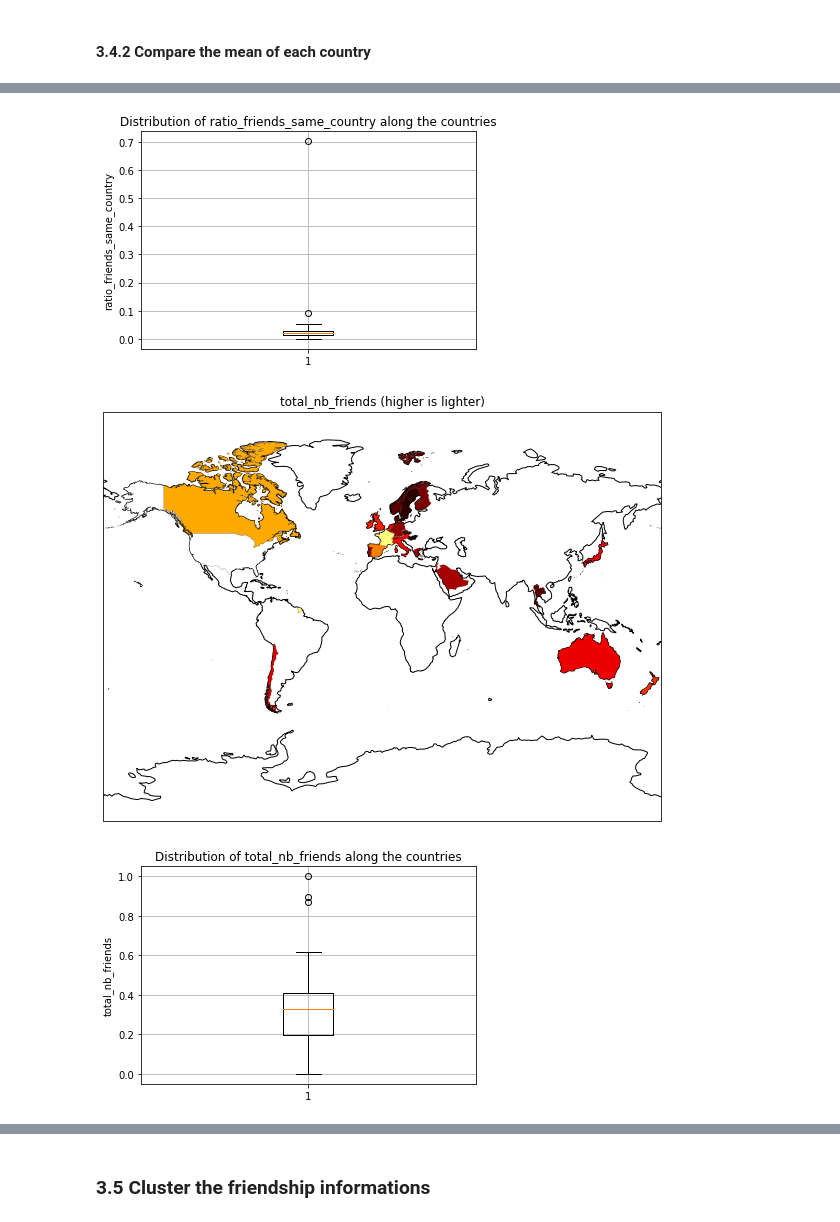
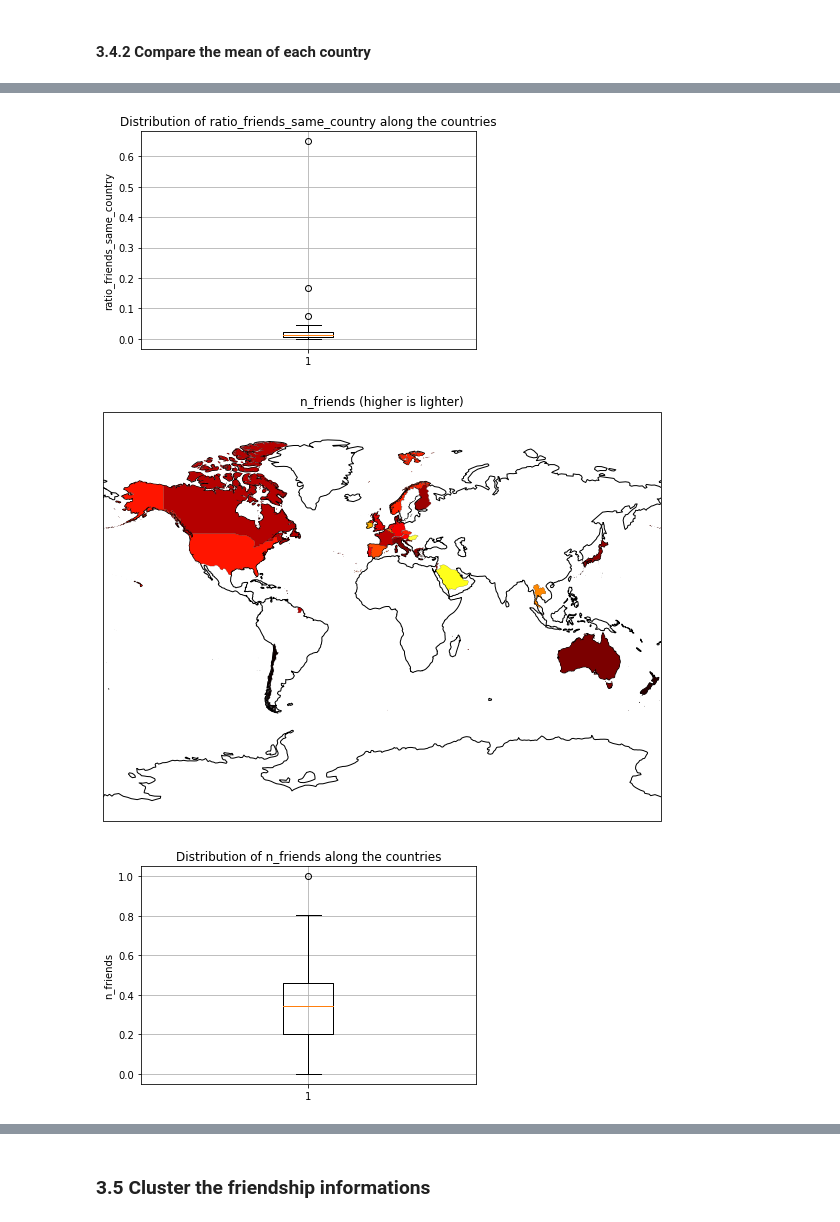
Before and after one commit to asreva/ada-2020-project-milestone-p3-p3_ada-dream-team, a Jupyter notebook: friendship_and_home_position.ipynb, the cells around one changed output, grey strips where cells are left out. Saved outputs shown, nothing was run; the diff lists cells and outputs as text; code cells hidden in the pictures.

```diff
--- a/friendship_and_home_position.ipynb
+++ b/friendship_and_home_position.ipynb
@@ -1002,0 +890,2 @@ display(bk_friends_q_f)
+# %%
+edges_tmp = edges.set_index(["friend1", "friend2"])
@@ -1122,9 +1008,8 @@ Quantitative features
 # %%
-temp = b_friends_all.merge(bright_nat, left_index = True, right_on = "user").dropna()
+temp = users_all
 features = ["ratio_friends_near","ratio_friends_same_country", "n_friends"]
 
 fig, axs = plt.subplots(1, 3, figsize =(20,15))
-
 
 for i, feature in enumerate(features):
     data = []
@@ -1176,18 +1051,0 @@ For the qualitative features,there a lot of nearly 0 value.
-# %%
-temp = b_friends_all.merge(bright_nat, left_index = True, right_on = "user").dropna()
-features = ["best_friend_meetings","average_meetings","met_friends"]
-
-fig, axs = plt.subplots(1, 3, figsize =(20,15))
-
-for i, feature in enumerate(features):
-    data = []
-    for alpha3 in valid_countries_alpha3:
-        users = temp[temp.alpha3 == alpha3]
-        data.append(users[feature])
-    #Impossible to see plots with outliers
-    axs[i].boxplot(data,vert=False,showfliers=True)
-    axs[i].set_yticks(np.arange(1,len(valid_countries_alpha3)+1))
-    axs[i].set_yticklabels(valid_countries_alpha3)
-    axs[i].set_xlabel(feature)
-    plt.ylabel("Countries")
-plt.show()
@@ -1196,18 +1051,0 @@ plt.show()
-# %%
-temp = g_friends_all.merge(gowalla_nat, left_index = True, right_on = "user").dropna()
-features = ["best_friend_meetings","average_meetings","met_friends"]
-
-fig, axs = plt.subplots(1, 3, figsize =(20,15))
-
-for i, feature in enumerate(features):
-    data = []
-    for alpha3 in valid_countries_alpha3:
-        users = temp[temp.alpha3 == alpha3]
-        data.append(users[feature])
-
-    axs[i].boxplot(data,vert=False,showfliers=True)
-    axs[i].set_xlabel(feature)
-    axs[i].set_yticks(np.arange(1,len(valid_countries_alpha3)+1))
-    axs[i].set_yticklabels(valid_countries_alpha3)
-    plt.ylabel("Countries")
-plt.show()
@@ -1217,10 +1053,9 @@ plt.show()
 #### 3.4.2 Compare the mean of each country
 # %%
 #Min max the value to be printable
-scaler = MinMaxScaler()
 temp = countries_friendships_0_1.copy()
 
-features = ["ratio_friends_near","ratio_friends_same_country", "total_nb_friends","best_friend_meetings","average_meetings","met_friends"]
+features = ["ratio_friends_near","ratio_friends_same_country", "n_friends","best_friend_meetings","average_meetings","met_friends"]
 
 for feature in features:
     #Create the world for the plot
@@ -1248,3 +1083,3 @@ for feature in features:
-[figure, old version]
+[figure, new version]
-[figure, old version]
+[figure, new version]
-[figure, old version]
+[figure, new version]
```
Also changed, not shown: parts of 92 cells of this notebook.
